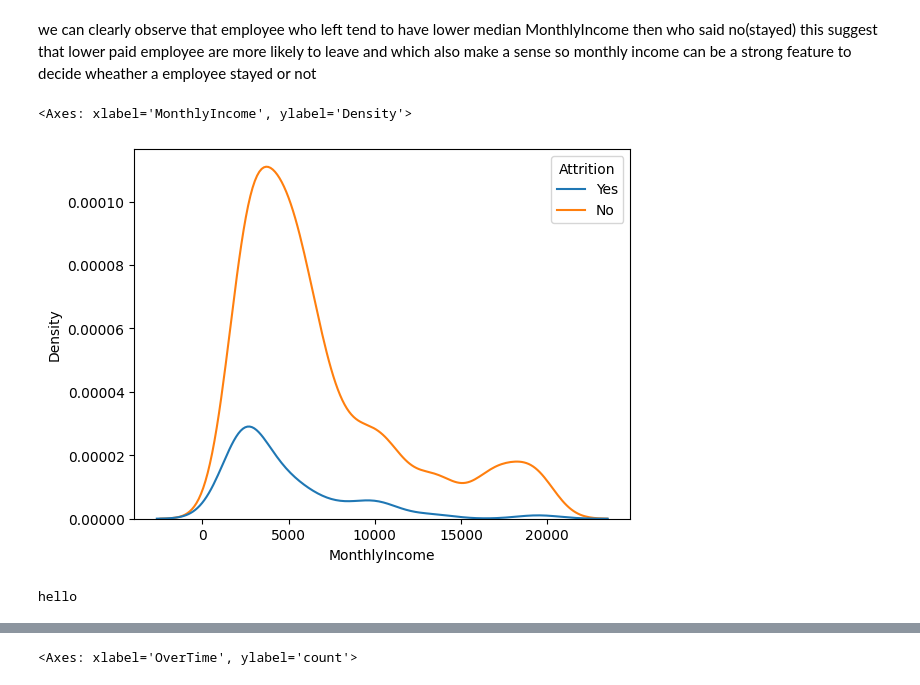
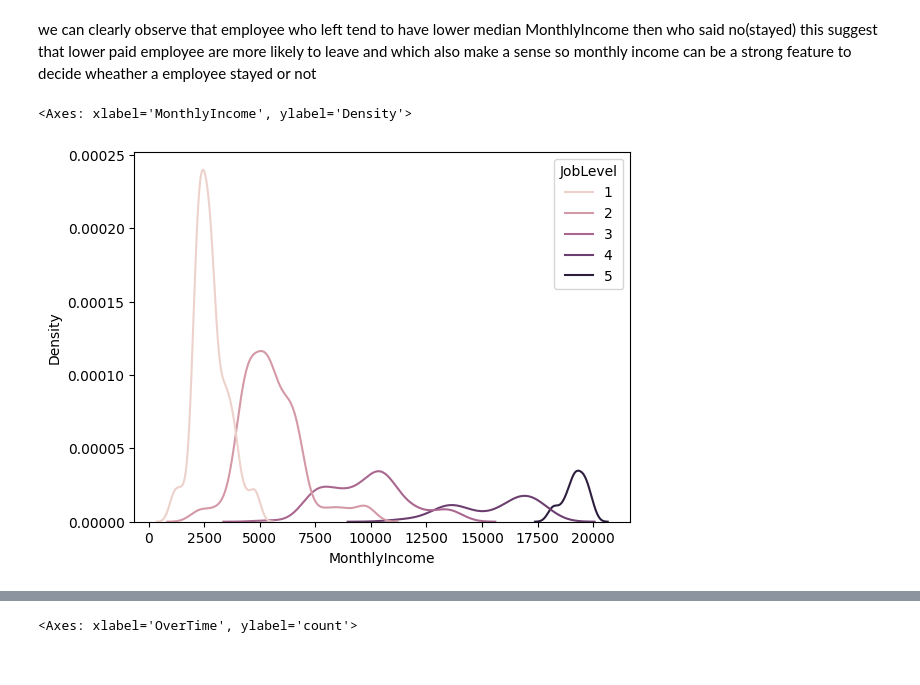
Before and after one commit to Nikesh5005/ML_PROJ, a Jupyter notebook: decision_tree.ipynb, the cells around one changed output, grey strips where cells are left out. Cells and saved outputs as stored; diff of their text form; code cells hidden in the pictures.

```diff
--- a/decision_tree.ipynb
+++ b/decision_tree.ipynb
@@ -89,11 +89,7 @@ sns.boxplot(data=df, x='MonthlyIncome',y='Attrition')
 we can clearly observe that employee who left  tend to have lower median MonthlyIncome then who said no(stayed)
 this suggest that lower paid employee are more likely to leave and which also make a sense so monthly income can be a strong feature to decide wheather a employee stayed or not
 # %%
-sns.kdeplot(data=df, x='MonthlyIncome',hue='Attrition')
+sns.kdeplot(data=df, x='MonthlyIncome',hue='JobLevel')
 # %% [output]
 <Axes: xlabel='MonthlyIncome', ylabel='Density'>
-[figure, old version]
+[figure, new version]
-# %%
-print("hello")
-# %% [output]
-hello
```
Also changed, not shown: parts of 2 cells of this notebook.
